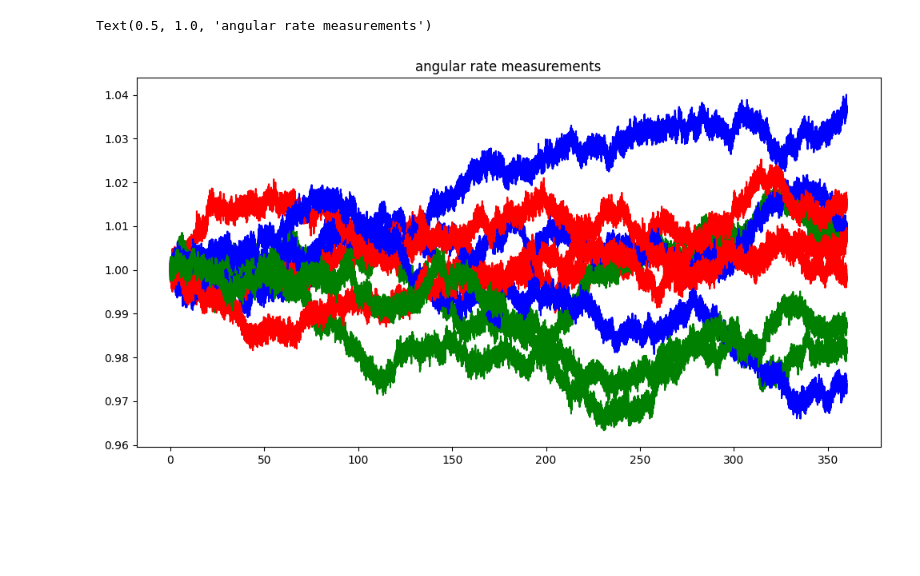
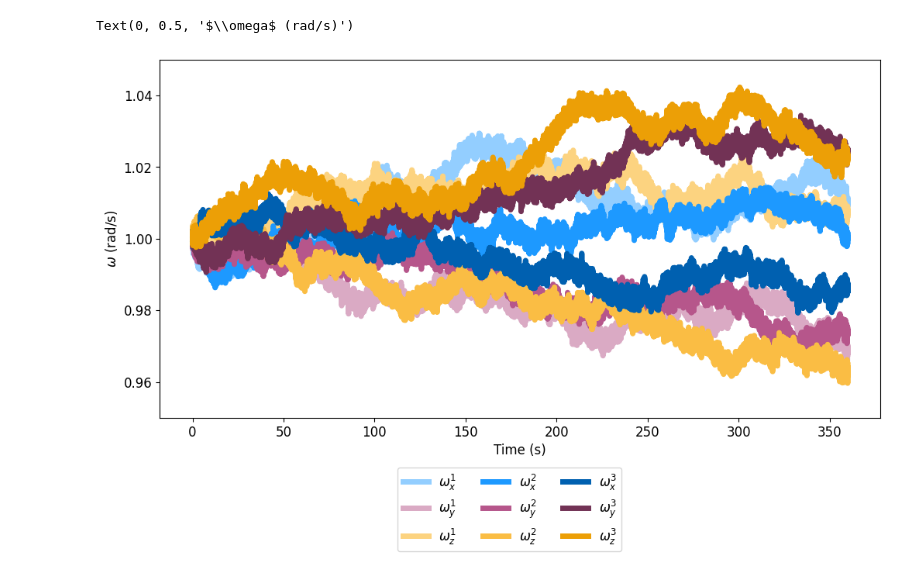
Before and after one commit to schoi355/multi_imu_fusion, a Jupyter notebook: gen_gyro_data.ipynb, the cells around one changed output. Saved outputs shown, nothing was run; the diff lists cells and outputs as text; code cells hidden in the pictures; blank space fills up the shorter version.

```diff
--- a/gen_gyro_data.ipynb
+++ b/gen_gyro_data.ipynb
@@ -85,17 +85,33 @@ for i in range(len(time)):
 
 csv_write(meas_hist, filename)
 # %%
-plt.figure(figsize = (12, 6))
-plt.plot(time, meas_hist[:,0], color='blue')
-plt.plot(time, meas_hist[:,1], color='red')
-plt.plot(time, meas_hist[:,2], color='green')
-plt.plot(time, meas_hist[:,3], color='blue')
-plt.plot(time, meas_hist[:,4], color='red')
-plt.plot(time, meas_hist[:,5], color='green')
-plt.plot(time, meas_hist[:,6], color='blue')
-plt.plot(time, meas_hist[:,7], color='red')
-plt.plot(time, meas_hist[:,8], color='green')
-plt.title("angular rate measurements")
+# plt.figure(figsize = (12, 6))
+# plt.plot(time, meas_hist[:,0], color='blue')
+# plt.plot(time, meas_hist[:,1], color='red')
+# plt.plot(time, meas_hist[:,2], color='green')
+# plt.plot(time, meas_hist[:,3], color='blue')
+# plt.plot(time, meas_hist[:,4], color='red')
+# plt.plot(time, meas_hist[:,5], color='green')
+# plt.plot(time, meas_hist[:,6], color='blue')
+# plt.plot(time, meas_hist[:,7], color='red')
+# plt.plot(time, meas_hist[:,8], color='green')
+# plt.title("angular rate measurements")
+
+fig1, ax1 = plt.subplots(figsize = (12, 6))
+ax1.plot(time[:], meas_hist[:,0], linewidth=5, color = "#93CEFF", label = "$\omega_x^1$")
+ax1.plot(time[:], meas_hist[:,1], linewidth=5, color = "#DAAAC4", label = "$\omega_y^1$")
+ax1.plot(time[:], meas_hist[:,2], linewidth=5, color = "#FCD380", label = "$\omega_z^1$")
+ax1.plot(time[:], meas_hist[:,3], linewidth=5, color = "#1D99FF", label = "$\omega_x^2$")
+ax1.plot(time[:], meas_hist[:,4], linewidth=5, color = "#B6568B", label = "$\omega_y^2$")
+ax1.plot(time[:], meas_hist[:,5], linewidth=5, color = "#FABD44", label = "$\omega_z^2$")
+ax1.plot(time[:], meas_hist[:,6], linewidth=5, color = "#0060B0", label = "$\omega_x^3$")
+ax1.plot(time[:], meas_hist[:,7], linewidth=5, color = "#723255", label = "$\omega_y^3$")
+ax1.plot(time[:], meas_hist[:,8], linewidth=5, color = "#EC9F06", label = "$\omega_z^3$")
+ax1.tick_params(axis='both', which='major', labelsize=12)
+ax1.set_ylim([1-0.05, 1+0.05])
+ax1.legend(ncol=3, fancybox=True, frameon=True, fontsize=12, bbox_to_anchor=(0.65, -0.12))
+ax1.set_xlabel("Time (s)", fontsize=12)
+ax1.set_ylabel("$\omega$ (rad/s)", fontsize=12)
 # %% [output]
-Text(0.5, 1.0, 'angular rate measurements')
+Text(0, 0.5, '$\\omega$ (rad/s)')
-[figure, old version]
+[figure, new version]
```
Also changed, not shown: 6 other files.
